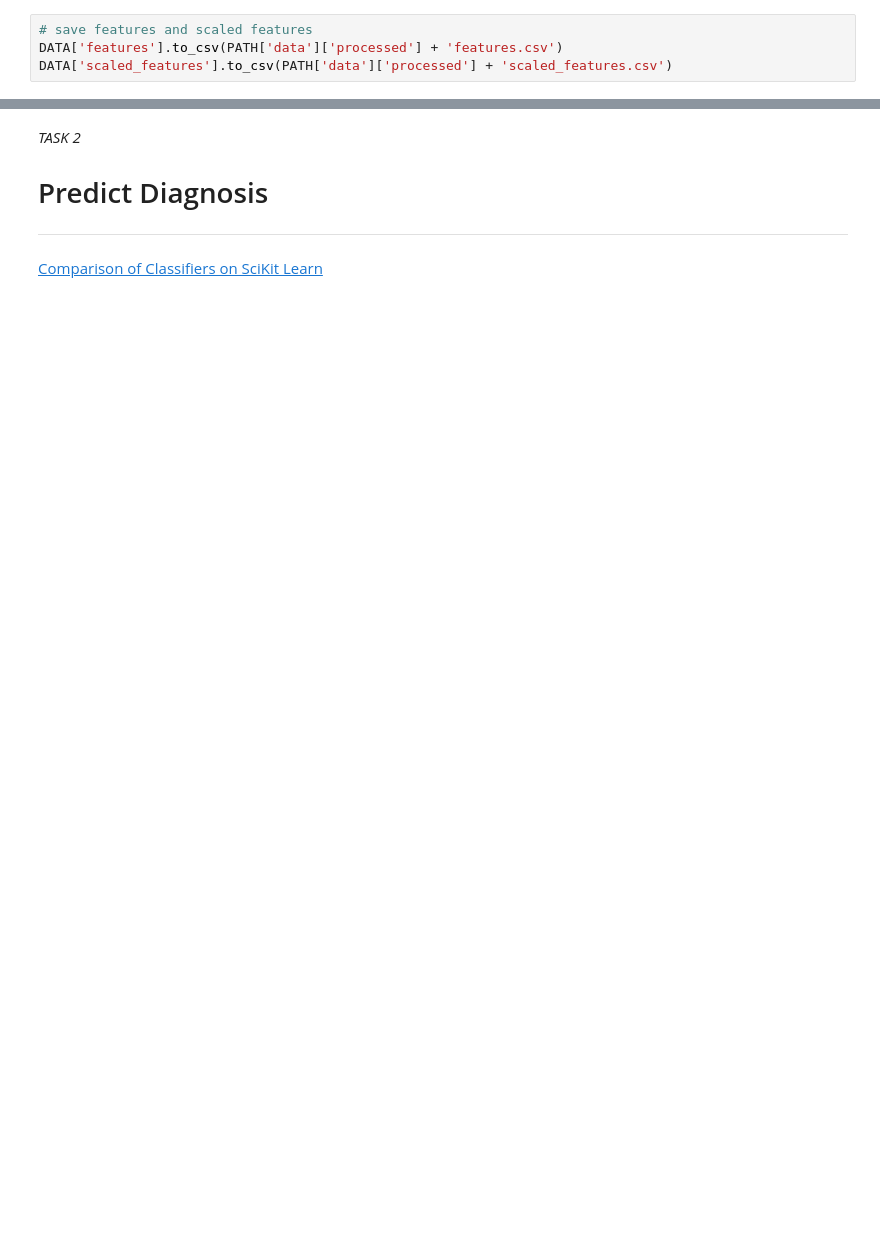
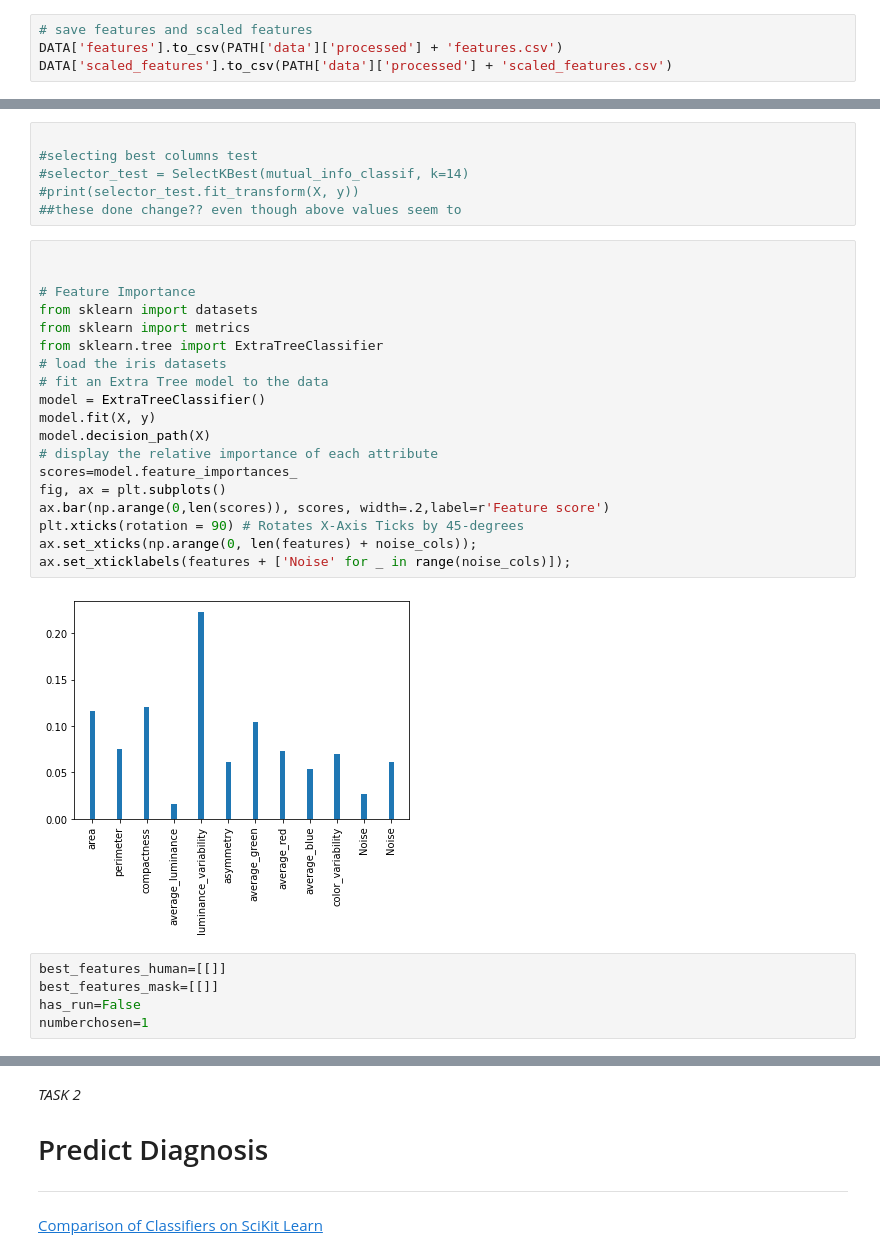
Before and after one commit to mikasenghaas/skin-lesion-detection, a Jupyter notebook: notebooks/project3.ipynb, the cells around one changed output, grey strips where cells are left out. Cells and saved outputs as stored; diff of their text form; blank space fills up the shorter version.

```diff
--- a/notebooks/project3.ipynb
+++ b/notebooks/project3.ipynb
@@ -786,0 +795,32 @@ plt.bar(np.arange(0,160), scores, width=.2,label=r'Feature score')
+# %%
+
+#selecting best columns test
+#selector_test = SelectKBest(mutual_info_classif, k=14)
+#print(selector_test.fit_transform(X, y))
+##these done change?? even though above values seem to
+# %%
+
+
+# Feature Importance
+from sklearn import datasets
+from sklearn import metrics
+from sklearn.tree import ExtraTreeClassifier
+# load the iris datasets
+# fit an Extra Tree model to the data
+model = ExtraTreeClassifier()
+model.fit(X, y)
+model.decision_path(X)
+# display the relative importance of each attribute
+scores=model.feature_importances_
+fig, ax = plt.subplots()
+ax.bar(np.arange(0,len(scores)), scores, width=.2,label=r'Feature score')
+plt.xticks(rotation = 90) # Rotates X-Axis Ticks by 45-degrees
+ax.set_xticks(np.arange(0, len(features) + noise_cols));
+ax.set_xticklabels(features + ['Noise' for _ in range(noise_cols)]);
+# %% [output]
+[figure, added]
+# %%
+best_features_human=[[]]
+best_features_mask=[[]]
+has_run=False
+numberchosen=1
```
Also changed, not shown: parts of 77 cells of this notebook.
